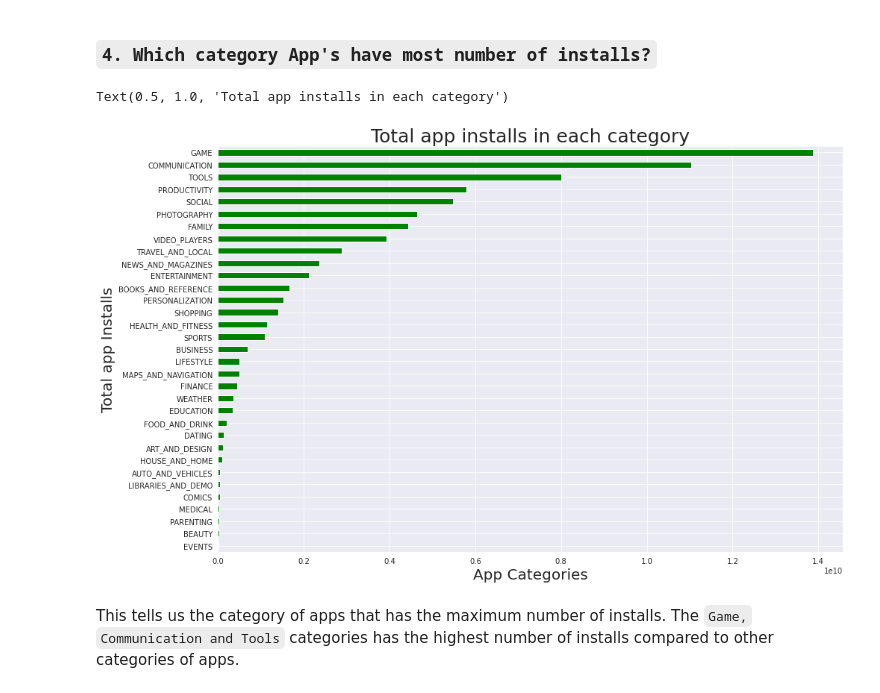
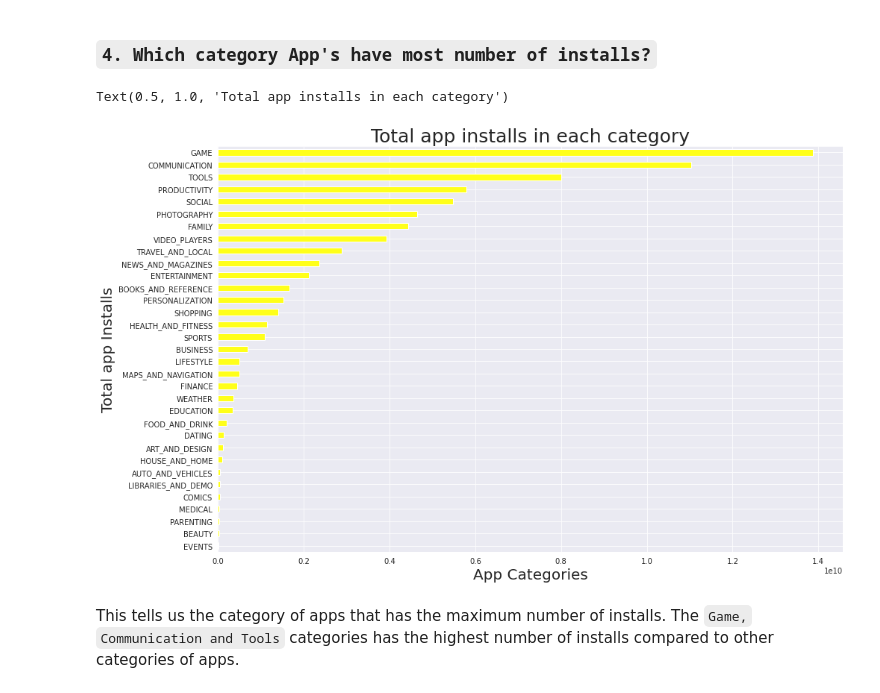
Before and after one commit to Rushabhbhagat08/Play-Store-Apps-Reviews-Analysis-, a Jupyter notebook: Capstone_Project_Play_Store_App_Review_Analysis_Capstone_Project_RB.ipynb, the cells around one changed output. Saved outputs shown, nothing was run; the diff lists cells and outputs as text; code cells hidden in the pictures.

```diff
--- a/Capstone_Project_Play_Store_App_Review_Analysis_Capstone_Project_RB.ipynb
+++ b/Capstone_Project_Play_Store_App_Review_Analysis_Capstone_Project_RB.ipynb
@@ -765,15 +765,15 @@ plt.show()
 # %%
 # total app installs in each category of the play store
 
 x = df.groupby(['Category'])['Installs'].sum().sort_values()
-x.plot.barh(figsize=(15,10), color = 'g', )
+x.plot.barh(figsize=(15,10), color = '#ffff1a', )
 plt.ylabel('Total app Installs', fontsize = 20)
 plt.xlabel('App Categories', fontsize = 20)
 plt.xticks()
 plt.title('Total app installs in each category', fontsize = 25)
 # %% [output]
 Text(0.5, 1.0, 'Total app installs in each category')
-[figure, old version]
+[figure, new version]
 # %% [markdown]
 This tells us the category of apps that has the maximum number of installs. The `Game,` `Communication and Tools` categories has the highest number of installs compared to other categories of apps.
 # %%
```
Also changed, not shown: parts of 2 cells of this notebook.
